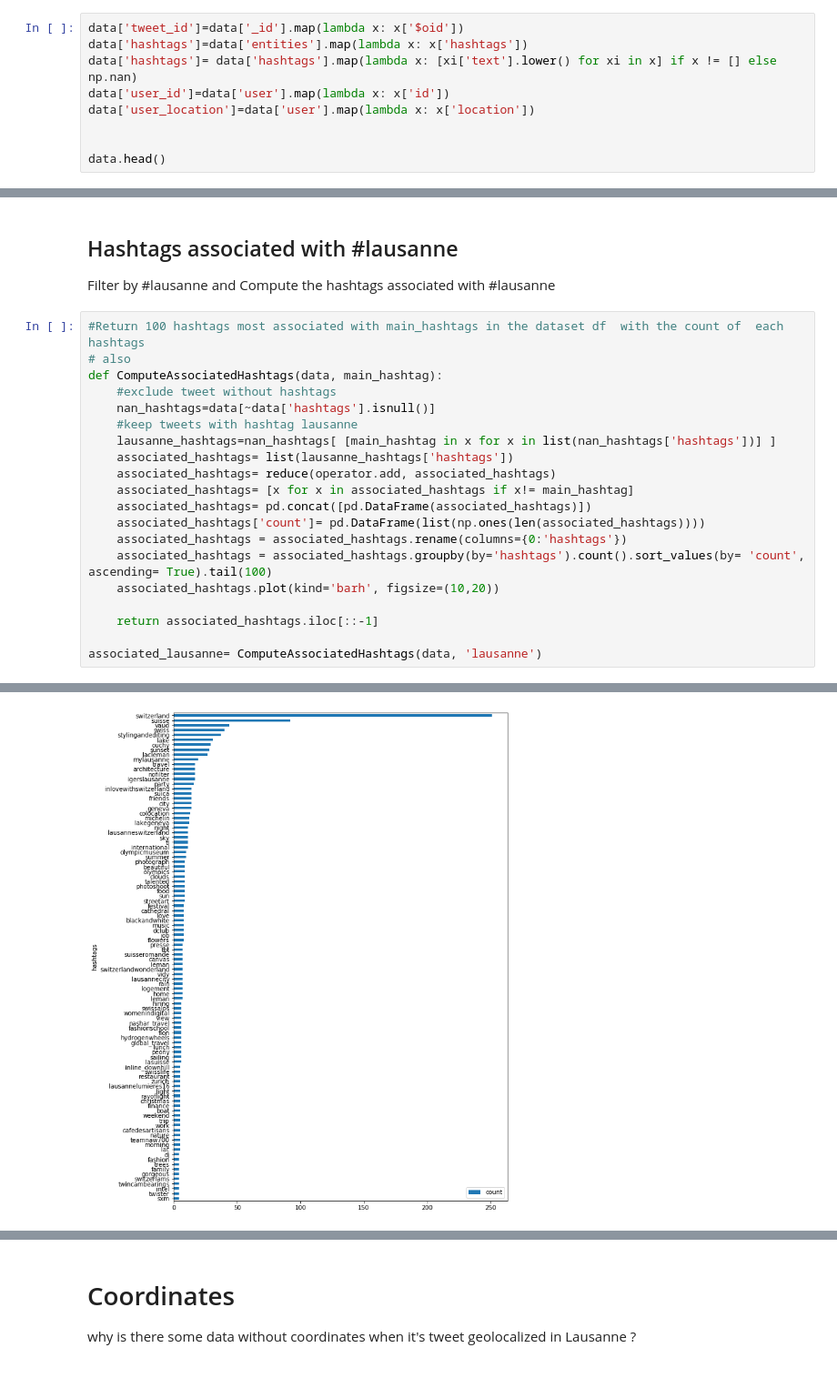
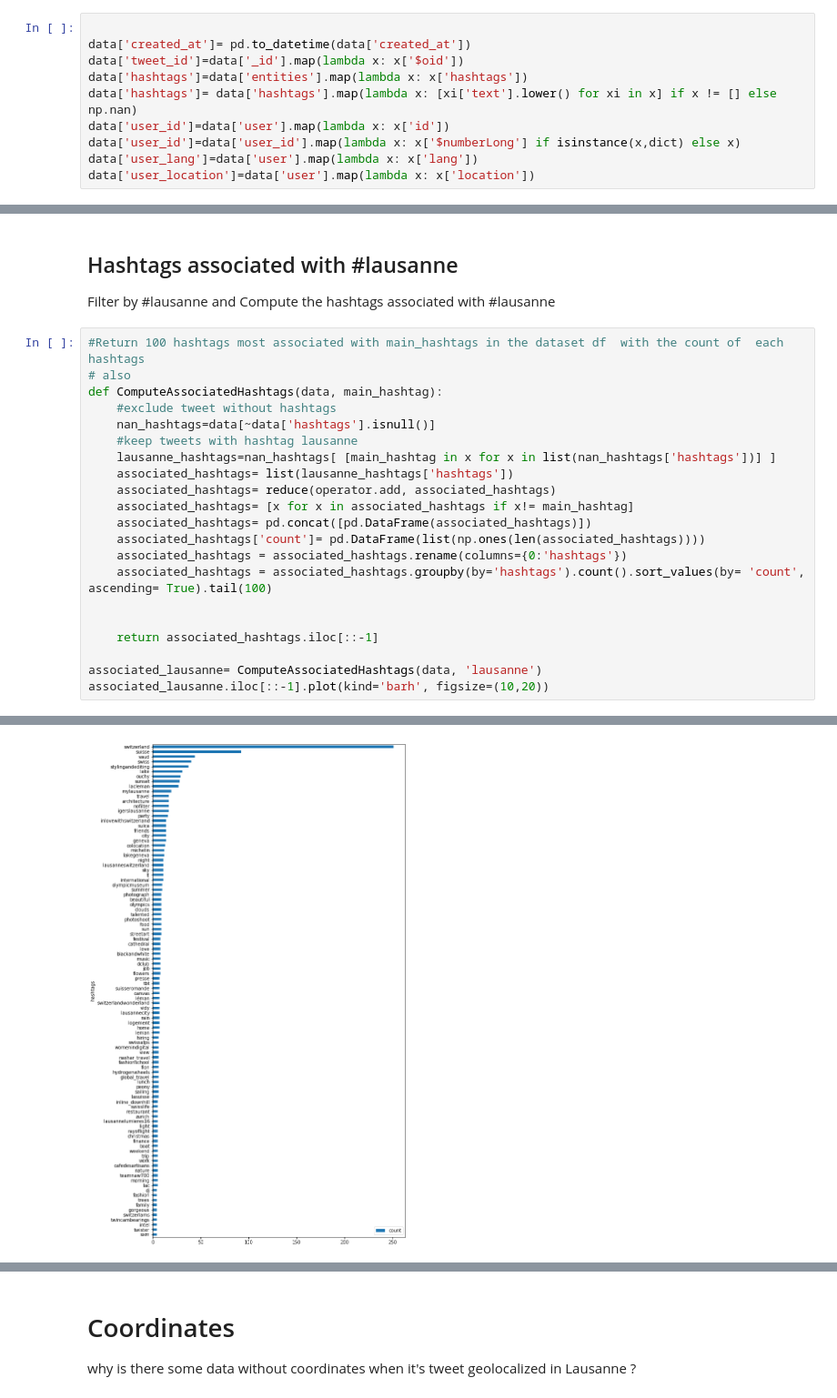
Before and after one commit to valstrl/CSM-project, a Jupyter notebook: CSM-project.ipynb, the cells around one changed output, grey strips where cells are left out. Shown at 91% size. Cells and saved outputs as stored; diff of their text form.

Commit message:
hashtag, user freq etc.

```diff
--- a/CSM-project.ipynb
+++ b/CSM-project.ipynb
@@ -43,9 +54,10 @@ data['created_at']= pd.to_datetime(data['created_at'])
 # %%
+
+data['created_at']= pd.to_datetime(data['created_at'])
 data['tweet_id']=data['_id'].map(lambda x: x['$oid'])
 data['hashtags']=data['entities'].map(lambda x: x['hashtags'])
 data['hashtags']= data['hashtags'].map(lambda x: [xi['text'].lower() for xi in x] if x != [] else np.nan)
 data['user_id']=data['user'].map(lambda x: x['id'])
+data['user_id']=data['user_id'].map(lambda x: x['$numberLong'] if isinstance(x,dict) else x)
+data['user_lang']=data['user'].map(lambda x: x['lang'])
 data['user_location']=data['user'].map(lambda x: x['location'])
-
-
-data.head()
@@ -135,9 +260,10 @@ def ComputeAssociatedHashtags(data, main_hashtag):
     associated_hashtags['count']= pd.DataFrame(list(np.ones(len(associated_hashtags))))
     associated_hashtags = associated_hashtags.rename(columns={0:'hashtags'})
     associated_hashtags = associated_hashtags.groupby(by='hashtags').count().sort_values(by= 'count', ascending= True).tail(100)
-    associated_hashtags.plot(kind='barh', figsize=(10,20))
+
 
     return associated_hashtags.iloc[::-1]
 
 associated_lausanne= ComputeAssociatedHashtags(data, 'lausanne')
+associated_lausanne.iloc[::-1].plot(kind='barh', figsize=(10,20))
 # %% [output]
@@ -144 +271 @@ associated_lausanne= ComputeAssociatedHashtags(data, 'lausanne')
-[figure, old version]
+[figure, new version]
```
Also changed, not shown: parts of 70 cells of this notebook.
